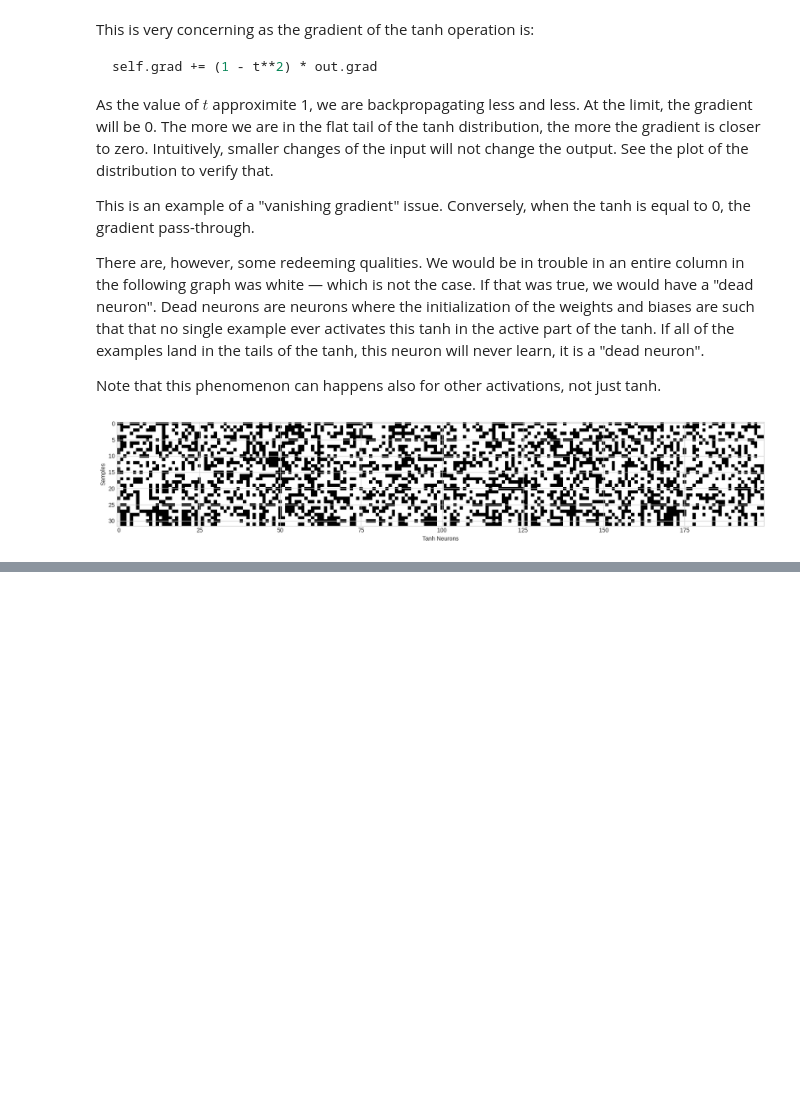
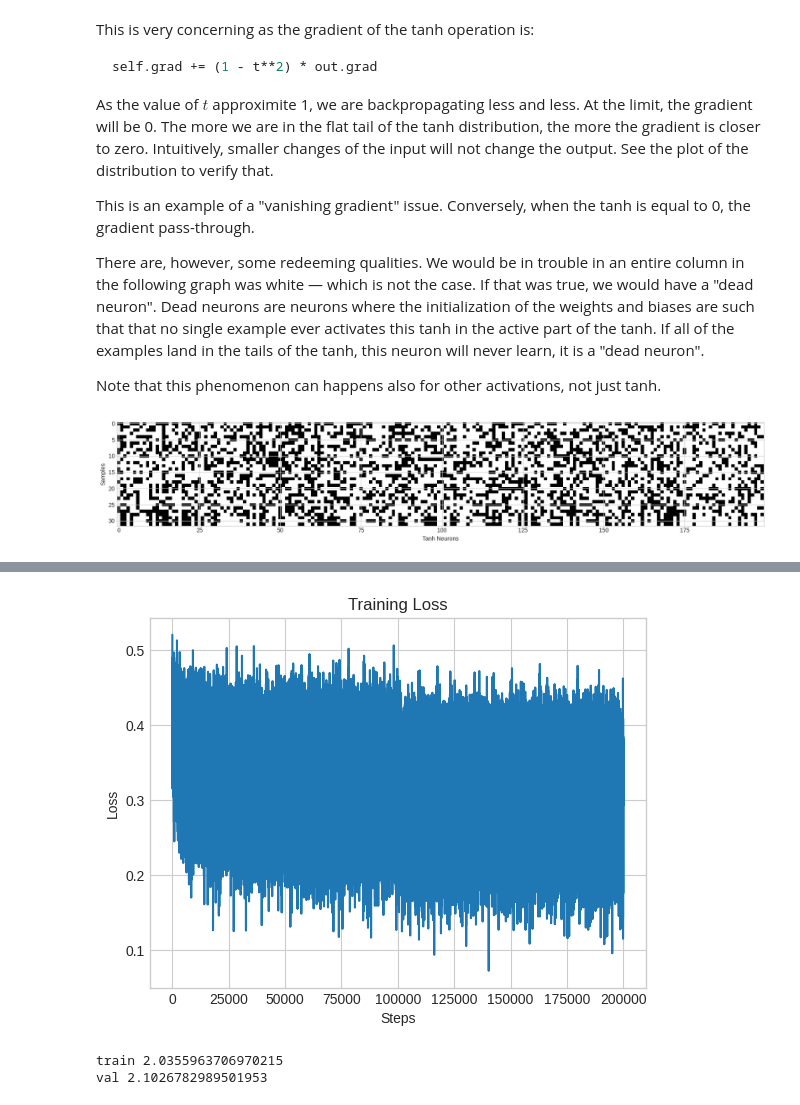
Before and after one commit to IamGianluca/dl, a Jupyter notebook: nbs/karpathy/makemore/makemore_part3_bn.ipynb, the cells around one changed output, grey strips where cells are left out. Saved outputs shown, nothing was run; the diff lists cells and outputs as text; code cells hidden in the pictures; blank space fills up the shorter version.

```diff
--- a/nbs/karpathy/makemore/makemore_part3_bn.ipynb
+++ b/nbs/karpathy/makemore/makemore_part3_bn.ipynb
@@ -583,0 +694,33 @@ plt.show()
+# %%
+max_steps = 200_000
+bs = 32
+lossi = []
+
+for i in range(max_steps):
+    # minibatch construct
+    ix = torch.randint(0, x_trn.shape[0], (bs,), generator=g)
+    xb, yb = x_trn[ix], y_trn[ix]
+
+    # forward pass
+    emb = C[xb]  # embed the characters into vectors
+    emb_cat = emb.view((emb.shape[0], -1))  # concat the vectors
+    h_pre_act = emb_cat @ W1 + b1  # hidden layer pre-activation
+    h = torch.tanh(h_pre_act)  # hidden layer
+    logits = h @ W2 + b2  # output layer
+    loss = F.cross_entropy(logits, yb)  # loss function
+
+    # backward pass
+    for p in parameters:
+        p.grad = None
+    loss.backward()
+
+    # update
+    lr = 0.1 if i < 100_000 else 0.01
+    with torch.no_grad():
+        for p in parameters:
+            p -= lr * p.grad
+
+    # track stats
+    if i % 10_000 == 0:
+        print(f"{i:7d}/{max_steps:7d}: {loss.item():.4f}")
+    lossi.append(loss.log10().item())
@@ -583,0 +748,29 @@ plt.show()
+# %%
+plt.plot(lossi)
+plt.title("Training Loss")
+plt.ylabel("Loss")
+plt.xlabel("Steps")
+plt.show()
+# %% [output]
+[figure, added]
+# %%
+@torch.no_grad()  # this decorator disable gradient tracking
+def split_loss(split: str):
+    x, y = {
+        "train": (x_trn, y_trn),
+        "val": (x_val, y_val),
+        "test": (x_tst, y_tst),
+    }[split]
+    emb = C[x]  # (bs, block_size, n_embd)
+    emb_cat = emb.view((emb.shape[0], -1))  # concat into (bs, block_size * n_embd)
+    h_pre_act = emb_cat @ W1 + b1  # (bs, n_hidden)
+    h = torch.tanh(h_pre_act)  # (bs, n_hidden)
+    logits = h @ W2 + b2  # (bs, vocab_size)
+    loss = F.cross_entropy(logits, y)
+    print(split, loss.item())
+
+split_loss("train")
+split_loss("val")
+# %% [output]
+train 2.0355963706970215
+val 2.1026782989501953
```
Also changed, not shown: parts of 28 cells of this notebook.
